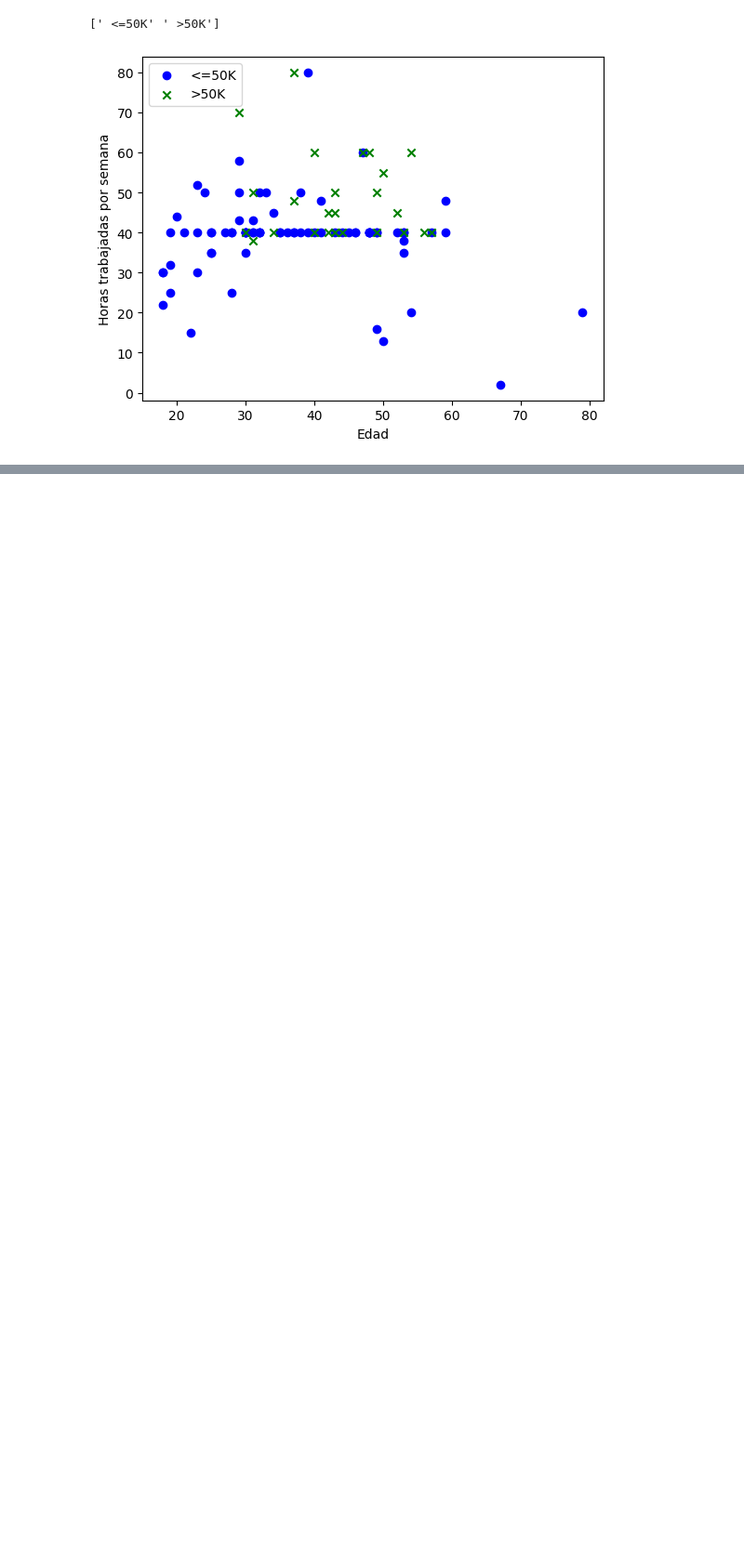
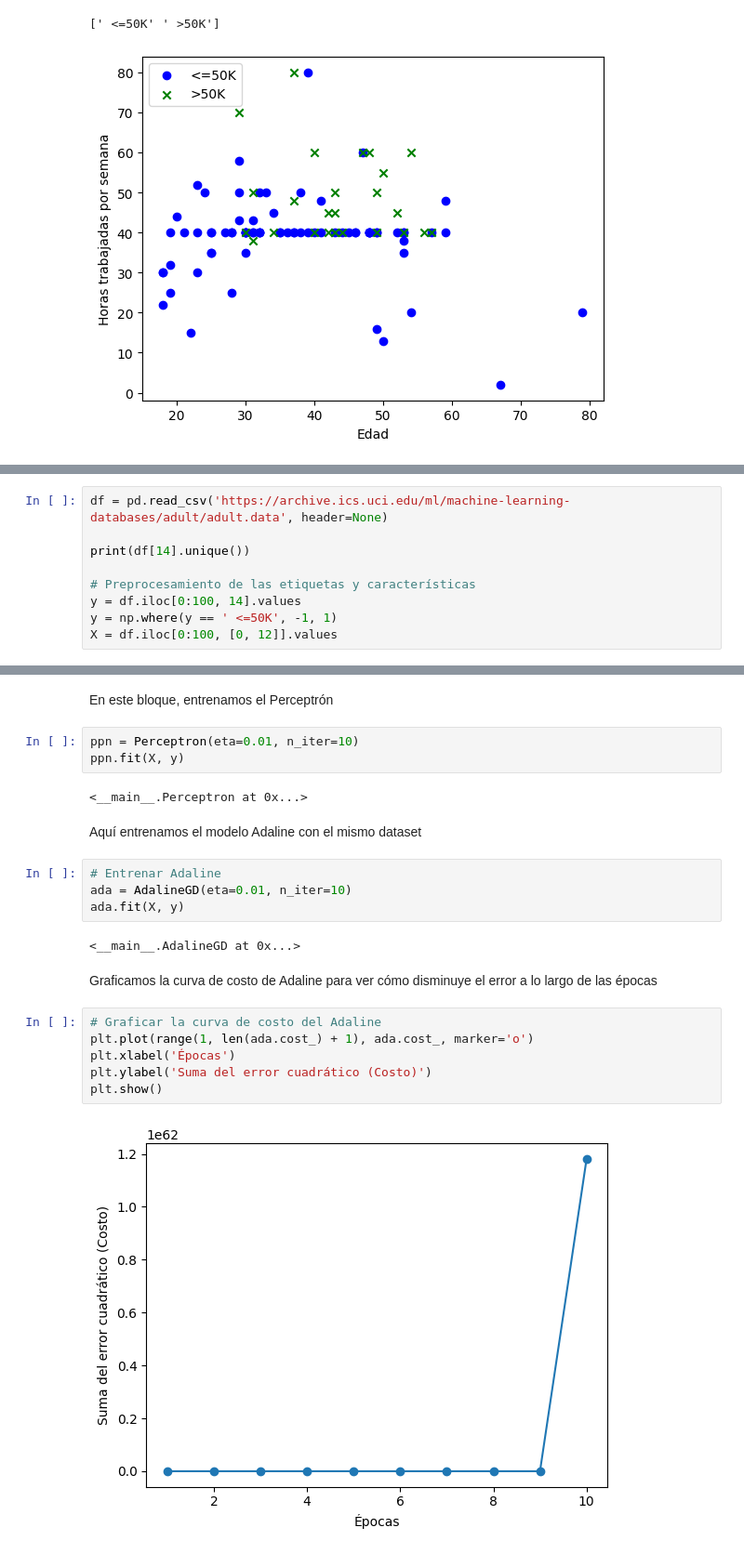
Before and after one commit to Eaag2001/IA-Sistemas2024, a Jupyter notebook: PerceptronAdult.ipynb, the cells around one changed output, grey strips where cells are left out. Shown at 93% size. Cells and saved outputs as stored; diff of their text form; blank space fills up the shorter version.

```diff
--- a/PerceptronAdult.ipynb
+++ b/PerceptronAdult.ipynb
@@ -92,0 +166,9 @@ plt.show()
+# %%
+df = pd.read_csv('https://archive.ics.uci.edu/ml/machine-learning-databases/adult/adult.data', header=None)
+
+print(df[14].unique())
+
+# Preprocesamiento de las etiquetas y características
+y = df.iloc[0:100, 14].values
+y = np.where(y == ' <=50K', -1, 1)
+X = df.iloc[0:100, [0, 12]].values
@@ -92,0 +189,25 @@ plt.show()
+# %% [markdown]
+En este bloque, entrenamos el Perceptrón
+# %%
+ppn = Perceptron(eta=0.01, n_iter=10)
+ppn.fit(X, y)
+# %% [output]
+<__main__.Perceptron at 0x...>
+# %% [markdown]
+Aquí entrenamos el modelo Adaline con el mismo dataset
+# %%
+# Entrenar Adaline
+ada = AdalineGD(eta=0.01, n_iter=10)
+ada.fit(X, y)
+# %% [output]
+<__main__.AdalineGD at 0x...>
+# %% [markdown]
+Graficamos la curva de costo de Adaline para ver cómo disminuye el error a lo largo de las épocas
+# %%
+# Graficar la curva de costo del Adaline
+plt.plot(range(1, len(ada.cost_) + 1), ada.cost_, marker='o')
+plt.xlabel('Épocas')
+plt.ylabel('Suma del error cuadrático (Costo)')
+plt.show()
+# %% [output]
+[figure, added]
```
Also changed, not shown: parts of 11 cells of this notebook.
